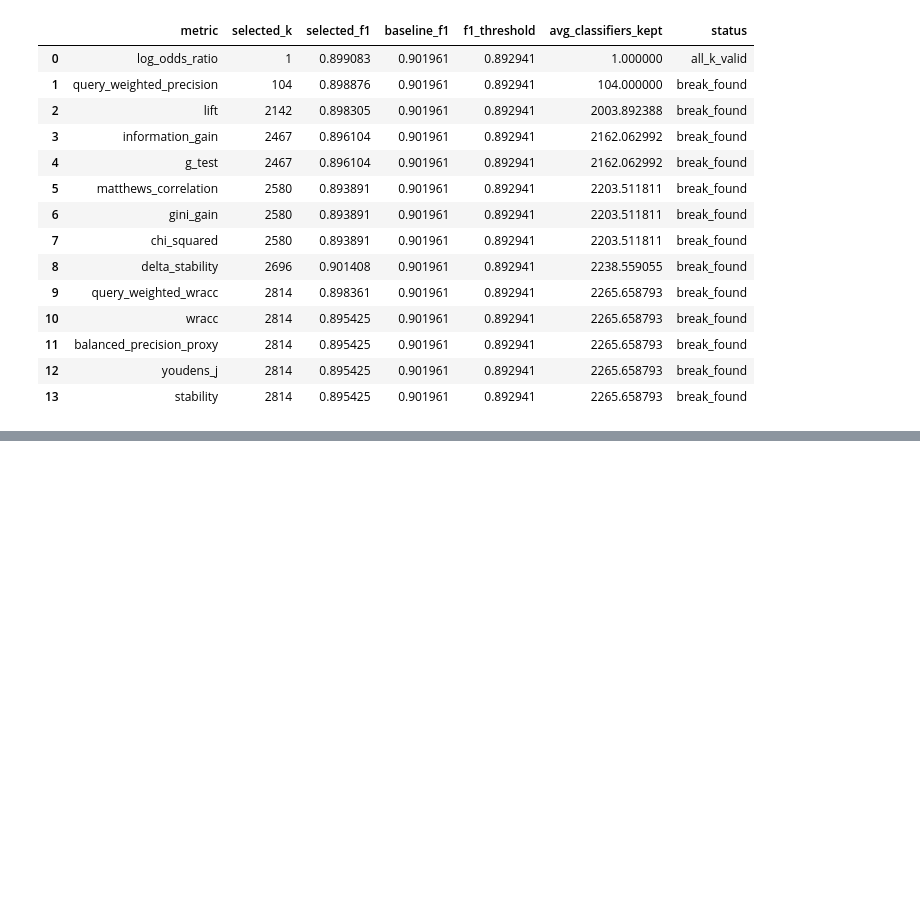
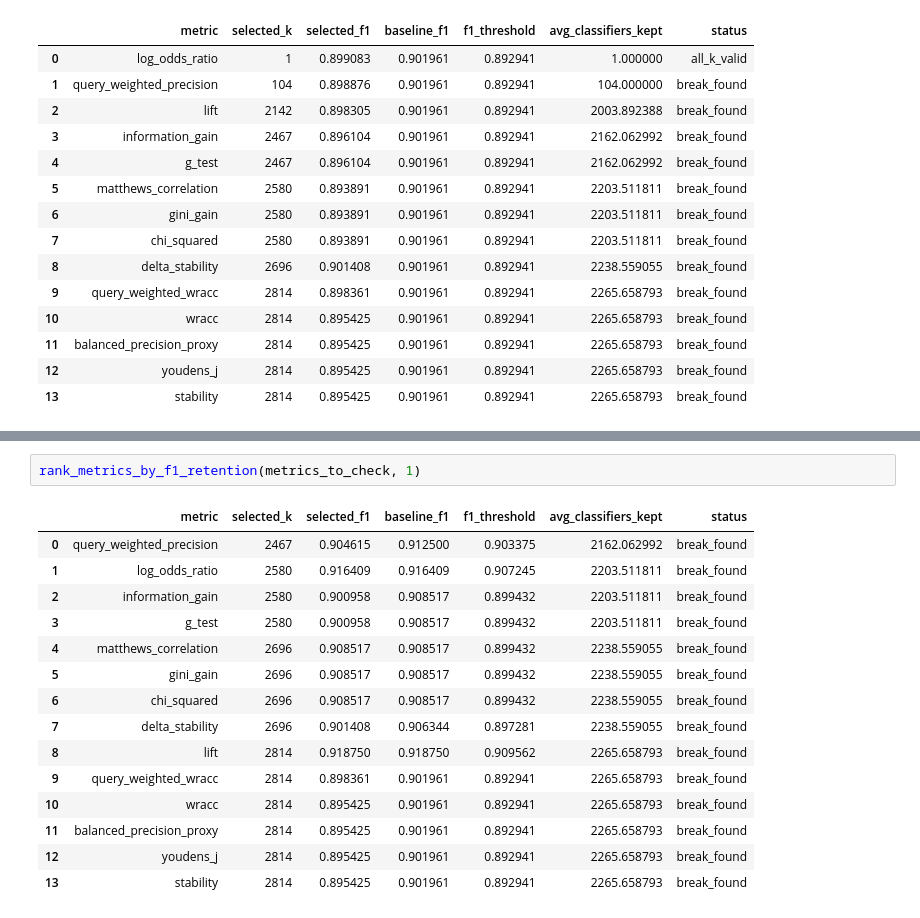
Before and after one commit to TTPO100AJIEX/OSDA-LazyFCA, a Jupyter notebook: experiments/rice_topk_ranking.ipynb, the cells around one changed output, grey strips where cells are left out. Cells and saved outputs as stored; diff of their text form; blank space fills up the shorter version.

```diff
--- a/experiments/rice_topk_ranking.ipynb
+++ b/experiments/rice_topk_ranking.ipynb
@@ -736,0 +859,18 @@ rank_metrics_by_f1_retention(
+# %%
+rank_metrics_by_f1_retention(metrics_to_check, 1)
+# %% [output]
+|  | metric | selected_k | selected_f1 | baseline_f1 | f1_threshold | avg_classifiers_kept | status |
+| 0 | query_weighted_precision | 2467 | 0.904615 | 0.912500 | 0.903375 | 2162.062992 | break_found |
+| 1 | log_odds_ratio | 2580 | 0.916409 | 0.916409 | 0.907245 | 2203.511811 | break_found |
+| 2 | information_gain | 2580 | 0.900958 | 0.908517 | 0.899432 | 2203.511811 | break_found |
+| 3 | g_test | 2580 | 0.900958 | 0.908517 | 0.899432 | 2203.511811 | break_found |
+| 4 | matthews_correlation | 2696 | 0.908517 | 0.908517 | 0.899432 | 2238.559055 | break_found |
+| 5 | gini_gain | 2696 | 0.908517 | 0.908517 | 0.899432 | 2238.559055 | break_found |
+| 6 | chi_squared | 2696 | 0.908517 | 0.908517 | 0.899432 | 2238.559055 | break_found |
+| 7 | delta_stability | 2696 | 0.901408 | 0.906344 | 0.897281 | 2238.559055 | break_found |
+| 8 | lift | 2814 | 0.918750 | 0.918750 | 0.909562 | 2265.658793 | break_found |
+| 9 | query_weighted_wracc | 2814 | 0.898361 | 0.901961 | 0.892941 | 2265.658793 | break_found |
+| 10 | wracc | 2814 | 0.895425 | 0.901961 | 0.892941 | 2265.658793 | break_found |
+| 11 | balanced_precision_proxy | 2814 | 0.895425 | 0.901961 | 0.892941 | 2265.658793 | break_found |
+| 12 | youdens_j | 2814 | 0.895425 | 0.901961 | 0.892941 | 2265.658793 | break_found |
+| 13 | stability | 2814 | 0.895425 | 0.901961 | 0.892941 | 2265.658793 | break_found |
```
Also changed, not shown: parts of 3 cells of this notebook, 32 other files.
